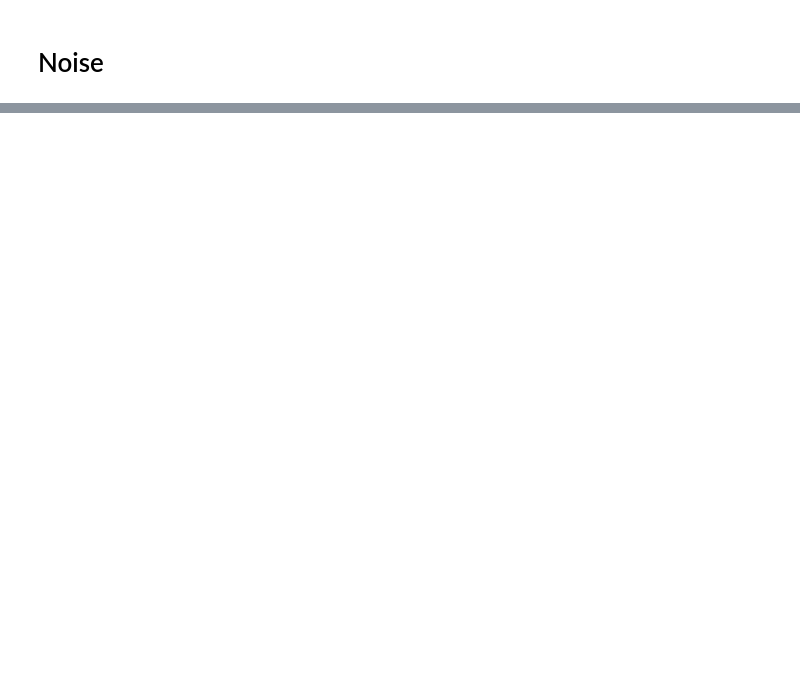
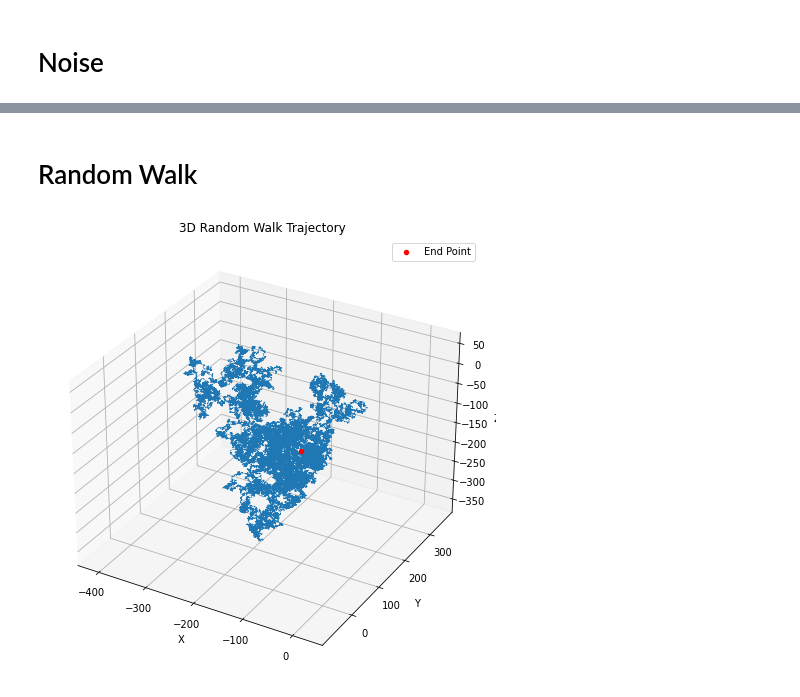
Before and after one commit to Frank0024/Projet_final_chaos, a Jupyter notebook: P&H_method copy.ipynb, the cells around one changed output, grey strips where cells are left out. Saved outputs shown, nothing was run; the diff lists cells and outputs as text; code cells hidden in the pictures; blank space fills up the shorter version.

```diff
--- a/P&H_method copy.ipynb
+++ b/P&H_method copy.ipynb
@@ -256,6 +325,3 @@ def determine_x_y_noise(points, height):
     """
     x, y, z = generate_noise_trajectory(points)
     return find_intercepts(x, y, z, height)
-# %%
-x,y,z = solve_lorenz()
-x_intercept, y_intercept = find_intercepts(x,y,z,13.979999999999809)
@@ -308,0 +554,58 @@ plt.show()
+# %% [markdown]
+# Random Walk
+# %%
+@nb.njit
+def random_walk_3d(num_steps):
+    """
+    Generate a 3D random walk trajectory.
+
+    Parameters:
+    - num_steps: Number of steps in the random walk.
+
+    Returns:
+    - Arrays for x, y, and z coordinates of the random walk trajectory.
+    """
+    # Generate random steps in each dimension
+    x_steps = np.random.normal(0, 1, num_steps)
+    y_steps = np.random.normal(0, 1, num_steps)
+    z_steps = np.random.normal(0, 1, num_steps)
+
+    # Calculate cumulative sum to get the trajectory
+    x_trajectory = np.cumsum(x_steps)
+    y_trajectory = np.cumsum(y_steps)
+    z_trajectory = np.cumsum(z_steps)
+
+    return x_trajectory, y_trajectory, z_trajectory
+
+@nb.njit
+def determine_x_y_rw(points, height):
+    """
+    Generate a 3D rw trajectory and find the intercepts with a given plane.
+
+    Parameters:
+    - points: Number of points in the trajectory.
+    - height: Height of the plane.
+
+    Returns:
+    - x_intercept, y_intercept: Arrays of x and y coordinates of the intercepts.
+    """
+    x, y, z = random_walk_3d(points)
+    return find_intercepts(x, y, z, height)
+
+# Generate 3D random walk trajectory
+x, y, z = random_walk_3d(100000)
+
+
+# Plot the 3D random walk trajectory
+fig = plt.figure(figsize=(10, 8))
+ax = fig.add_subplot(111, projection='3d')
+ax.plot(x, y, z, linewidth=0.5)
+ax.scatter(x[-1], y[-1], z[-1], color='red', label='End Point')
+ax.set_xlabel('X')
+ax.set_ylabel('Y')
+ax.set_zlabel('Z')
+ax.set_title('3D Random Walk Trajectory')
+ax.legend()
+plt.show()
+# %% [output]
+[figure, added]
```
Also changed, not shown: parts of 15 cells of this notebook.
